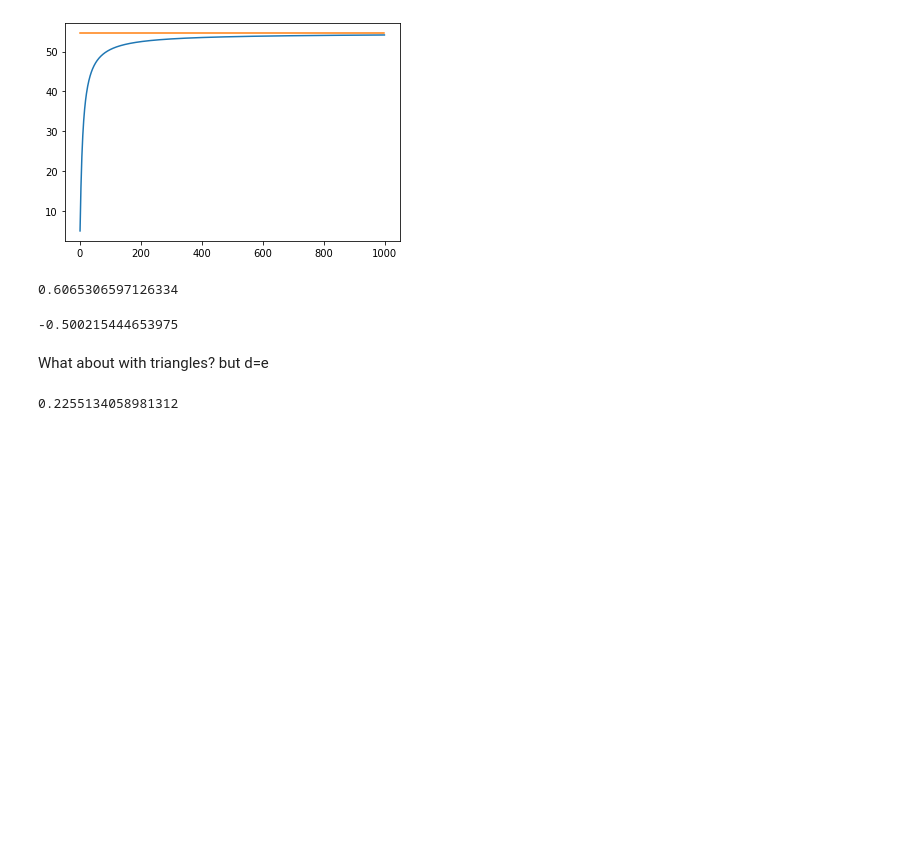
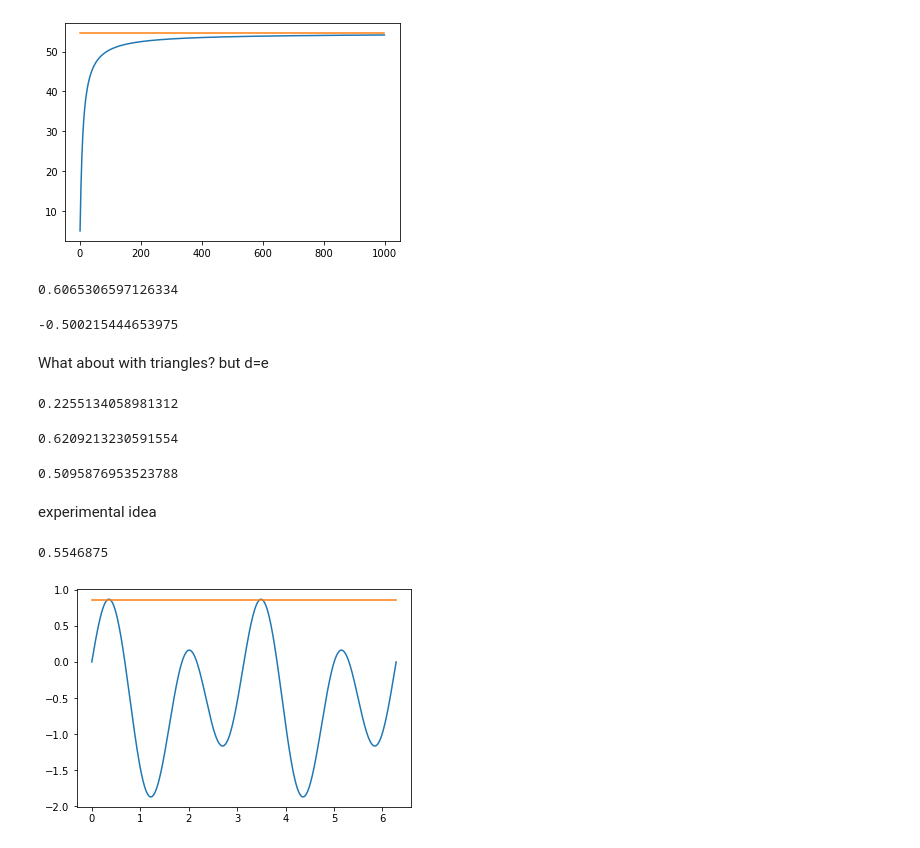
Before and after one commit to marwahaha/qaoa-local-competitors, a Jupyter notebook: QAOA.ipynb, the cells around one changed output. Cells and saved outputs as stored; diff of their text form; code cells hidden in the pictures; blank space fills up the shorter version.

```diff
--- a/QAOA.ipynb
+++ b/QAOA.ipynb
@@ -75,6 +76,18 @@ import numpy as np
 d=20
 # %% [output]
 0.2255134058981312
+# %%
+cos(np.arctan((1/10)**0.5))**10
+# %% [output]
+0.6209213230591554
+# %%
+# losing precision here, I think. how do I calculate cos(x)**d without losing digits?
+d=1000
+gamma=np.arctan((1/d)**0.5)
+# cos(gamma)
+0.5 + 0.5*sin(gamma)*e**(log(cos(gamma))*d)
+# %% [output]
+0.5095876953523788
 # %%
 def triangles(beta, gamma, d, f):
     return 0.5 + \
@@ -93,3 +106,15 @@ def get_max(d, f):
         reses += res
     return max(reses)
+# %% [markdown]
+experimental idea
+# %%
+inputs = linspace(0, 2*pi, 512)
+outs = [sin(4*i) - (sin(i)**2) for i in inputs]
+
+plt.plot(inputs, outs)
+plt.plot(inputs, [1-sin(pi/8)**2]*len(inputs))
+outs.index(max(outs))/512
+# %% [output]
+0.5546875
+[figure, added]
 # %%
```
Also changed, not shown: parts of 12 cells of this notebook, 1 other file.
